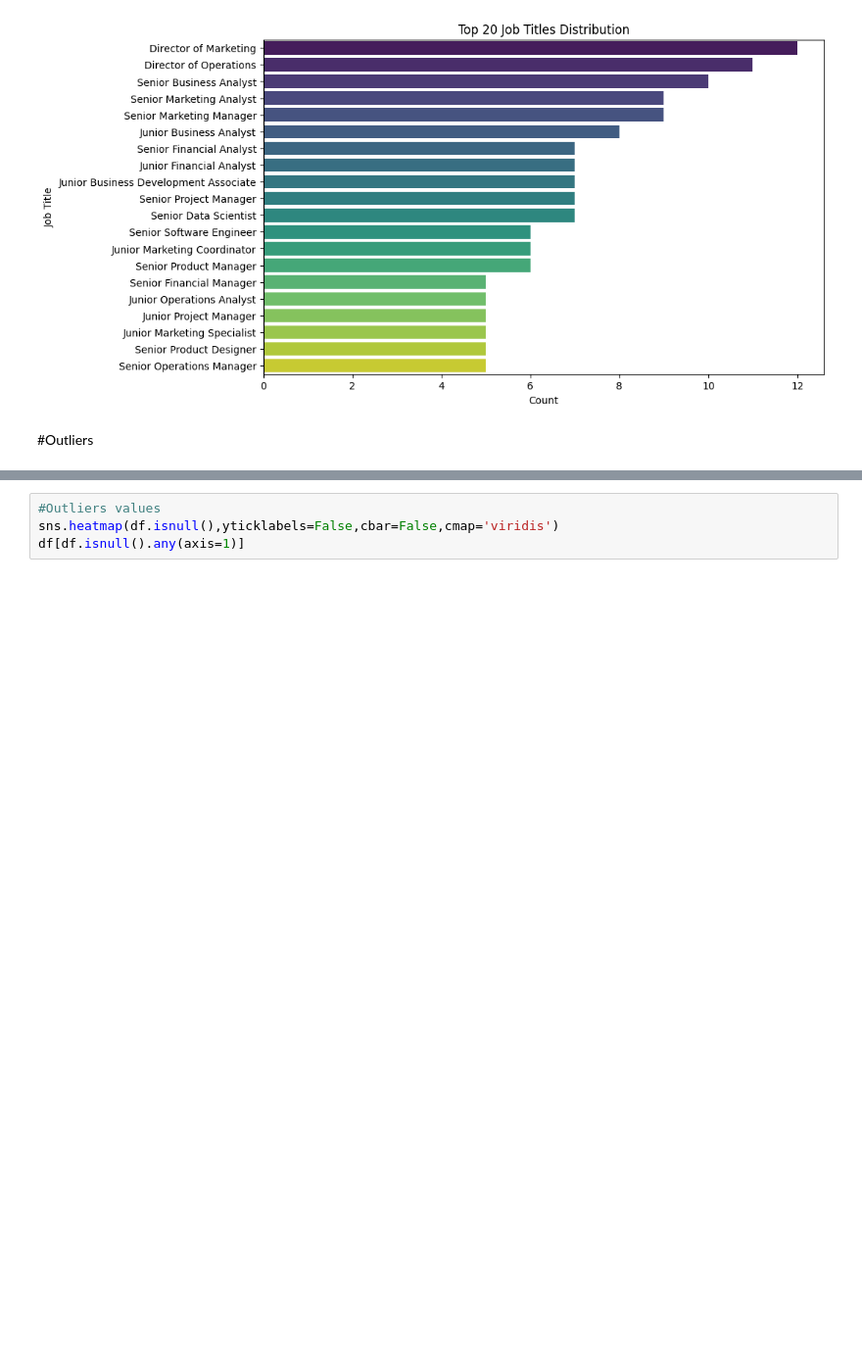
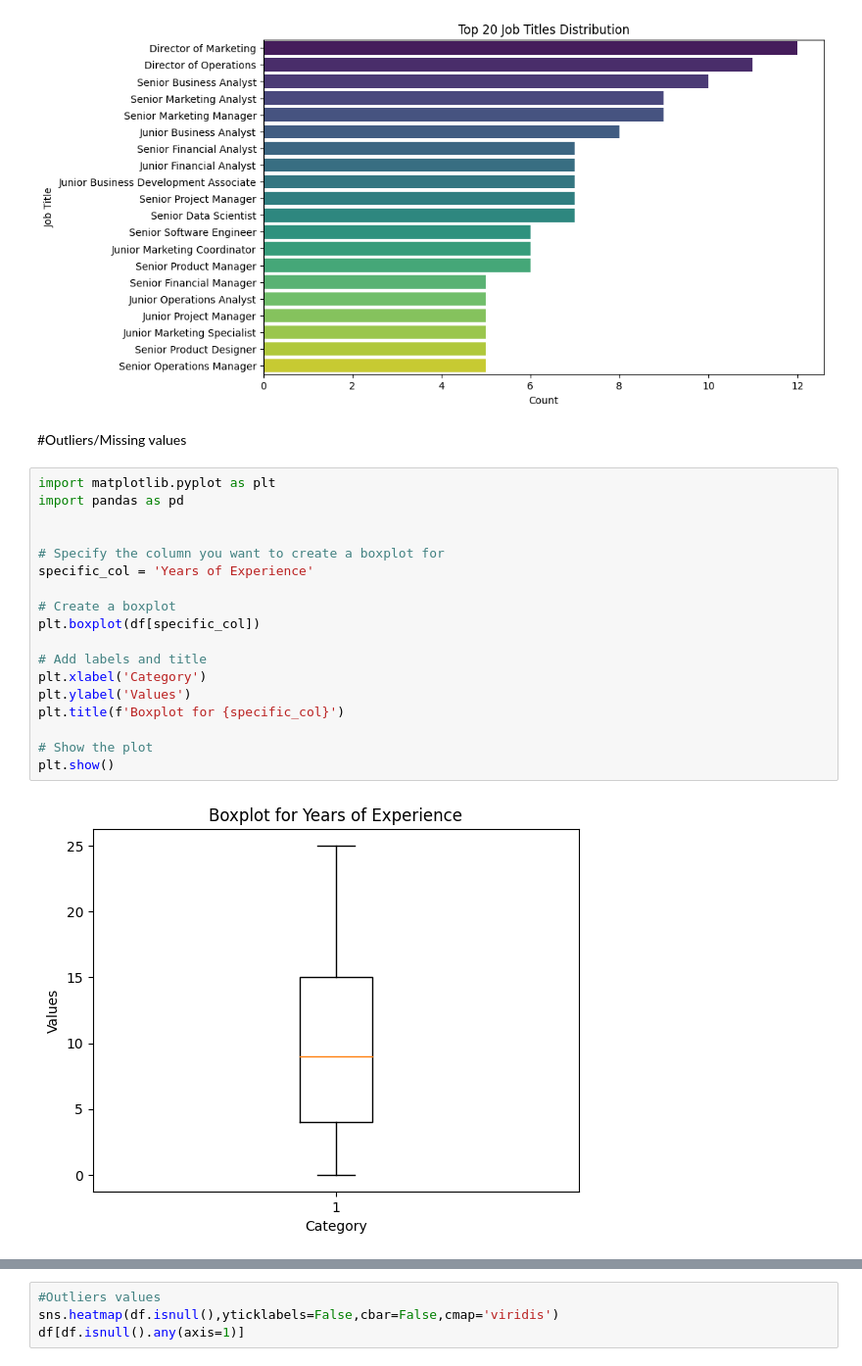
Before and after one commit to mona-sh/finalproject, a Jupyter notebook: finallproject.ipynb, the cells around one changed output, grey strips where cells are left out. Shown at 98% size. Saved outputs shown, nothing was run; the diff lists cells and outputs as text; blank space fills up the shorter version.

```diff
--- a/finallproject.ipynb
+++ b/finallproject.ipynb
@@ -113,4 +113,24 @@ plt.show()
 # %% [output]
 [figure]
 # %% [markdown]
-#Outliers
+#Outliers/Missing values
+# %%
+import matplotlib.pyplot as plt
+import pandas as pd
+
+
+# Specify the column you want to create a boxplot for
+specific_col = 'Years of Experience'
+
+# Create a boxplot
+plt.boxplot(df[specific_col])
+
+# Add labels and title
+plt.xlabel('Category')
+plt.ylabel('Values')
+plt.title(f'Boxplot for {specific_col}')
+
+# Show the plot
+plt.show()
+# %% [output]
+[figure, added]
```
Also changed, not shown: parts of 3 cells of this notebook.
